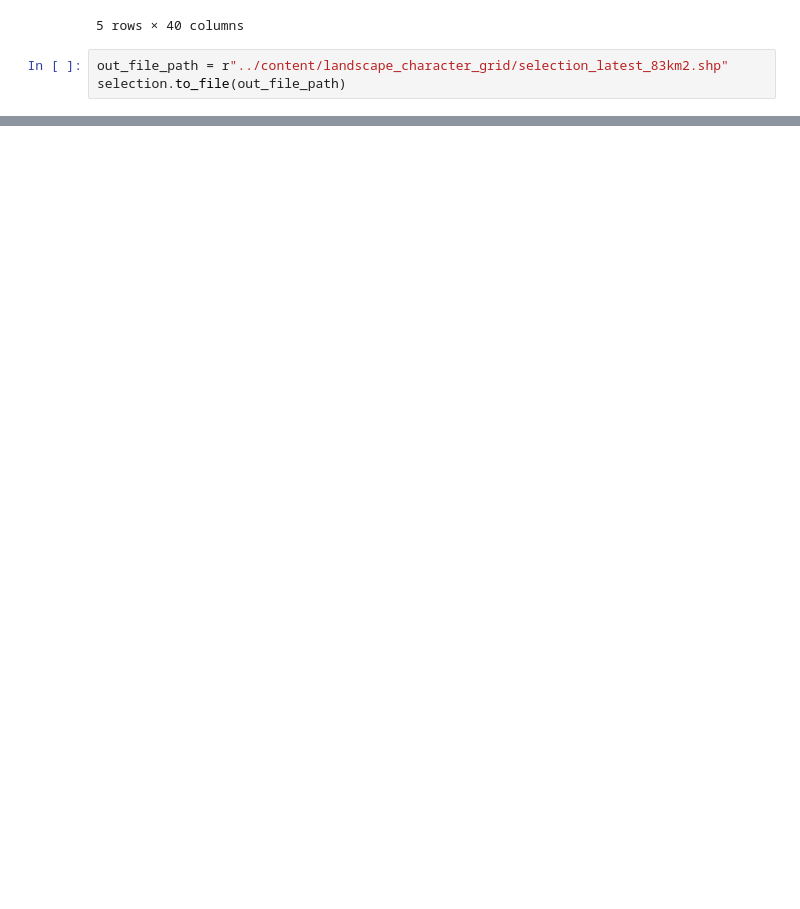
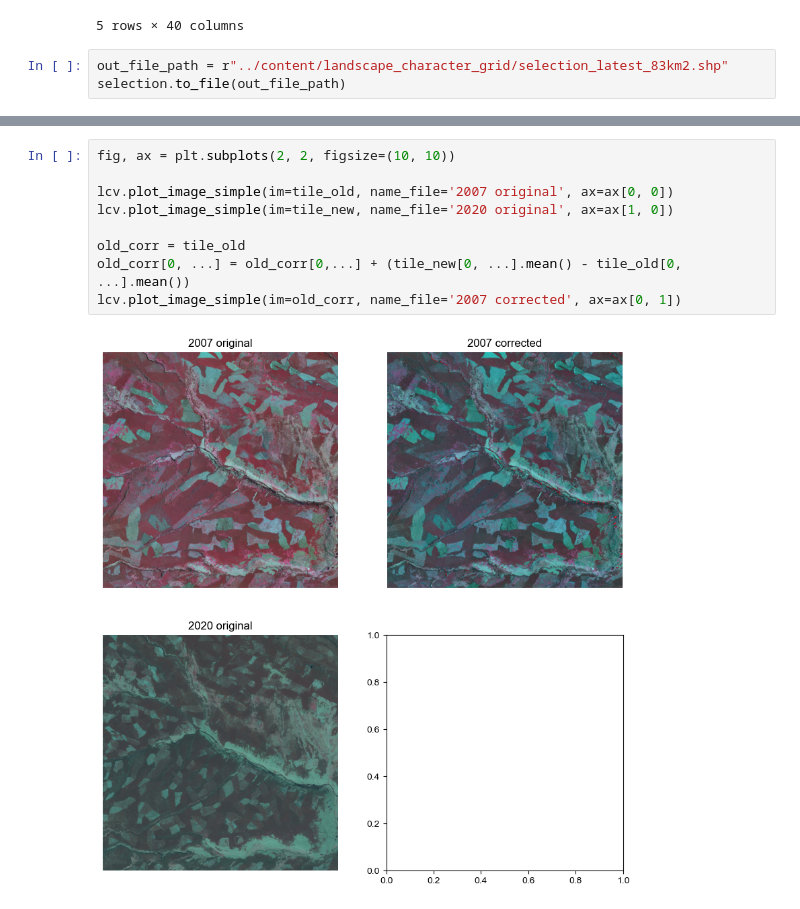
Before and after one commit to pdnpa/cnn-land-cover, a Jupyter notebook: notebooks/Select Grid Data.ipynb, the cells around one changed output, grey strips where cells are left out. Cells and saved outputs as stored; diff of their text form; blank space fills up the shorter version.

Commit message:
Auto stash before merge of "main" and "origin/main"

```diff
--- a/notebooks/Select Grid Data.ipynb
+++ b/notebooks/Select Grid Data.ipynb
@@ -349,0 +388,11 @@ APGB_selection.to_file(out_file_path)
+# %%
+fig, ax = plt.subplots(2, 2, figsize=(10, 10))
+
+lcv.plot_image_simple(im=tile_old, name_file='2007 original', ax=ax[0, 0])
+lcv.plot_image_simple(im=tile_new, name_file='2020 original', ax=ax[1, 0])
+
+old_corr = tile_old
+old_corr[0, ...] = old_corr[0,...] + (tile_new[0, ...].mean() - tile_old[0, ...].mean())
+lcv.plot_image_simple(im=old_corr, name_file='2007 corrected', ax=ax[0, 1])
+# %% [output]
+[figure, added]
```
Also changed, not shown: parts of 8 cells of this notebook, 4 other files.
